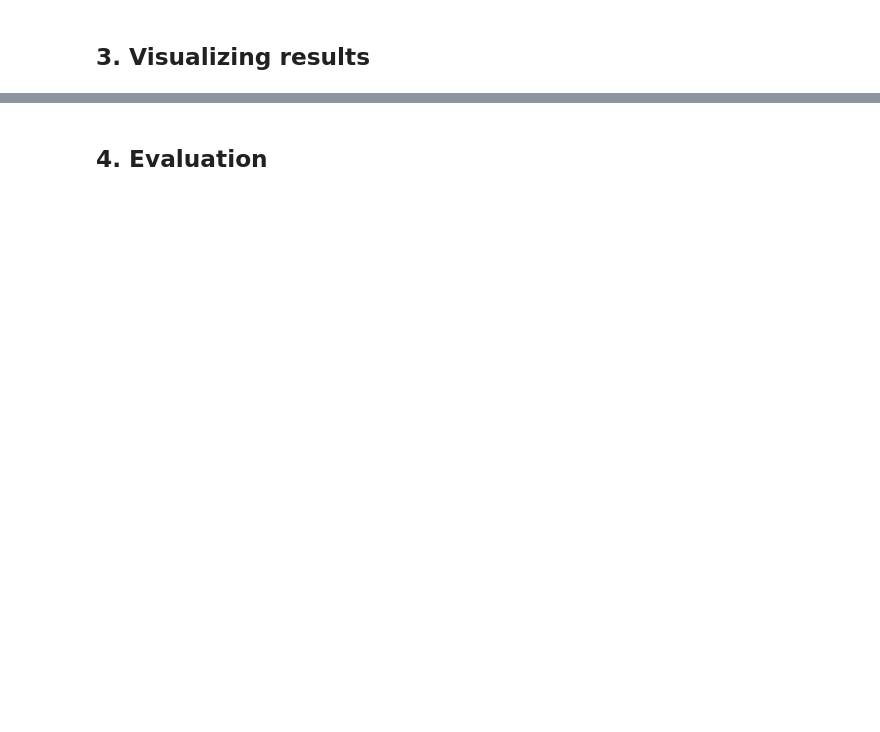
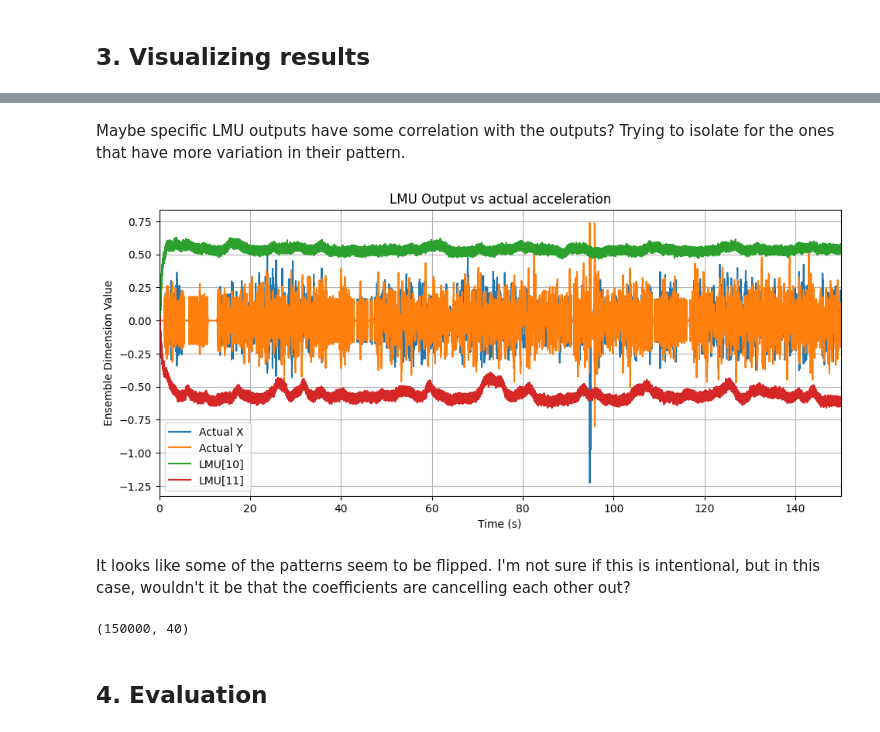
Before and after one commit to WAT-ai/BCI-Signal-Decoding, a Jupyter notebook: src/LMU - Basis/LMU_AA2.ipynb, the cells around one changed output, grey strips where cells are left out. Cells and saved outputs as stored; diff of their text form; code cells hidden in the pictures; blank space fills up the shorter version.

```diff
--- a/src/LMU - Basis/LMU_AA2.ipynb
+++ b/src/LMU - Basis/LMU_AA2.ipynb
@@ -192,3 +248,27 @@ pl.grid()
+# %% [markdown]
+Maybe specific LMU outputs have some correlation with the outputs? Trying to isolate for the ones that have more variation in their pattern.
+# %%
+# LMU output vs expected
+fig, pl = plt.subplots(1, 1)
+fig.subplots_adjust(right=1.5)
+pl.plot(sim.trange(), target_out[0, 0:len(sim.trange())])
+pl.plot(sim.trange(), target_out[1, 0:len(sim.trange())])
+pl.plot(sim.trange(), sim.data[p_lmu_rep][:,6])
+pl.plot(sim.trange(), sim.data[p_lmu_rep][:,7])
+pl.set_title("LMU Output vs actual acceleration")
+pl.set_xlim((0,np.max(sim.trange())))
+pl.set_xlabel("Time (s)")
+pl.set_ylabel("Ensemble Dimension Value")
+pl.legend(["Actual X ", "Actual Y ", "LMU[10]", "LMU[11]"])
+pl.grid()
+# %% [output]
+[figure, added]
+# %% [markdown]
+It looks like some of the patterns seem to be flipped. I'm not sure if this is intentional, but in this case, wouldn't it be that the coefficients are cancelling each other out?
+# %%
+sim.data[p_lmu_rep].shape
+# %% [output]
+(150000, 40)
 # %% [markdown]
 ## 4. Evaluation
 # %%
```
Also changed, not shown: parts of 10 cells of this notebook.
